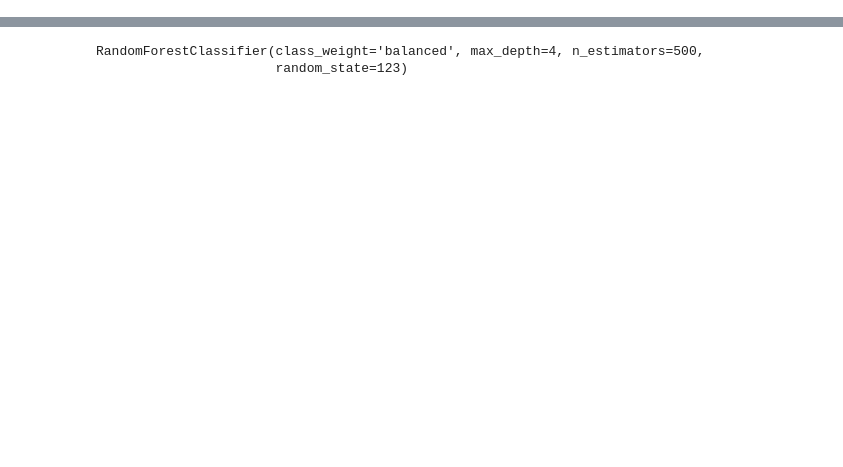
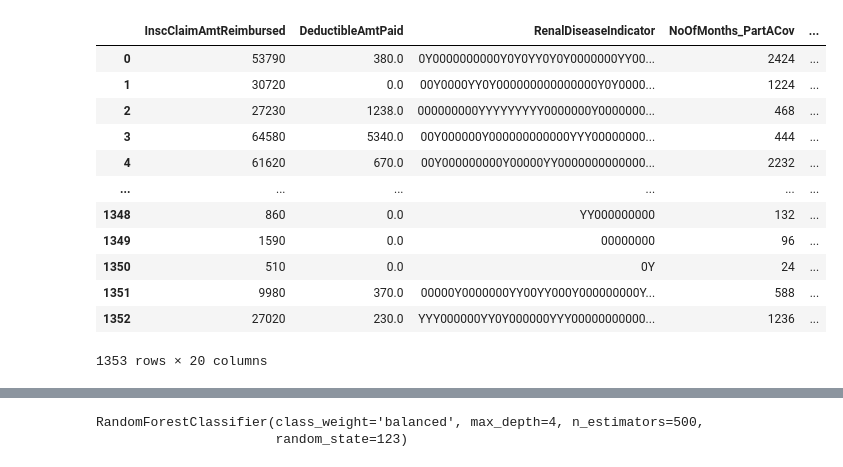
Before and after one commit to Shruti-S0405/Smart-Insurance, a Jupyter notebook: src/prediction/fraudulent_detection.ipynb, the cells around one changed output, grey strips where cells are left out. Cells and saved outputs as stored; diff of their text form; code cells hidden in the pictures; blank space fills up the shorter version.

```diff
--- a/src/prediction/fraudulent_detection.ipynb
+++ b/src/prediction/fraudulent_detection.ipynb
@@ -226,0 +68,11 @@ X_train,X_val,y_train,y_val = train_test_split(X,y,test_size=0.3,random_state=10
+# %%
+#1----- dead 0-----------not dead
+
+Train_Beneficiarydata.loc[Train_Beneficiarydata.DOD.isna(),'WhetherDead']=0
+Train_Beneficiarydata.loc[Train_Beneficiarydata.DOD.notna(),'WhetherDead']=1
+Train_Beneficiarydata.loc[:,'WhetherDead'].head(7)
+
+
+Test_Beneficiarydata.loc[Test_Beneficiarydata.DOD.isna(),'WhetherDead']=0
+Test_Beneficiarydata.loc[Test_Beneficiarydata.DOD.notna(),'WhetherDead']=1
+Test_Beneficiarydata.loc[:,'WhetherDead'].head(3)
@@ -226,0 +238,21 @@ X_train,X_val,y_train,y_val = train_test_split(X,y,test_size=0.3,random_state=10
+# %%
+columns_to_aggregate = ['InscClaimAmtReimbursed',
+       'DeductibleAmtPaid', 'RenalDiseaseIndicator', 'NoOfMonths_PartACov',
+       'NoOfMonths_PartBCov', 'ChronicCond_Alzheimer',
+       'ChronicCond_Heartfailure', 'ChronicCond_KidneyDisease',
+       'ChronicCond_Cancer', 'ChronicCond_ObstrPulmonary',
+       'ChronicCond_Depression', 'ChronicCond_Diabetes',
+       'ChronicCond_IschemicHeart', 'ChronicCond_Osteoporasis',
+       'ChronicCond_rheumatoidarthritis', 'ChronicCond_stroke',
+       'IPAnnualReimbursementAmt', 'IPAnnualDeductibleAmt',
+       'OPAnnualReimbursementAmt', 'OPAnnualDeductibleAmt']
+
+# For the training data, including 'PotentialFraud'
+Train_category_removed_groupedbyProv_PF = Train_category_removed.groupby(
+    ['Provider', 'PotentialFraud'], as_index=False
+).agg({col: 'sum' for col in columns_to_aggregate})
+
+# For the test data (excluding 'PotentialFraud')
+Test_category_removed_groupedbyProv_PF = Test_category_removed.groupby(
+    ['Provider'], as_index=False
+).agg({col: 'sum' for col in columns_to_aggregate})
@@ -226,0 +286,22 @@ X_train,X_val,y_train,y_val = train_test_split(X,y,test_size=0.3,random_state=10
+# %%
+## Lets Seperate out Target and providers from independent variables.Create Target column y.
+#Train_category_removed_groupedbyProv_PF= pd.concat([Train_category_removed_groupedbyProv_PF, Train_category_removed[['Age', 'WhetherDead']]], axis=1)
+#Test_category_removed_groupedbyProv_PF=pd.concat([Test_category_removed_groupedbyProv_PF, Test_category_removed[['Age', 'WhetherDead']]], axis=1)
+X=Train_category_removed_groupedbyProv_PF.drop(axis=1,columns=['Provider','PotentialFraud'])
+y=Train_category_removed_groupedbyProv_PF['PotentialFraud']
+y.drop(axis=1, columns=['Provider'])
+Test_category_removed_groupedbyProv_PF.drop(axis=1,columns=['Provider'])
+# %% [output]
+|  | InscClaimAmtReimbursed | DeductibleAmtPaid | RenalDiseaseIndicator | NoOfMonths_PartACov | ... |
+| 0 | 53790 | 380.0 | 0Y0000000000Y0Y0YY0Y0Y0000000YY00... | 2424 | ... |
+| 1 | 30720 | 0.0 | 00Y0000YY0Y000000000000000Y0Y0000... | 1224 | ... |
+| 2 | 27230 | 1238.0 | 000000000YYYYYYYYY0000000Y0000000... | 468 | ... |
+| 3 | 64580 | 5340.0 | 00Y000000Y000000000000YYY00000000... | 444 | ... |
+| 4 | 61620 | 670.0 | 00Y000000000Y00000YY0000000000000... | 2232 | ... |
+| ... | ... | ... | ... | ... | ... |
+| 1348 | 860 | 0.0 | YY000000000 | 132 | ... |
+| 1349 | 1590 | 0.0 | 00000000 | 96 | ... |
+| 1350 | 510 | 0.0 | 0Y | 24 | ... |
+| 1351 | 9980 | 370.0 | 00000Y0000000YY00YY000Y000000000Y... | 588 | ... |
+| 1352 | 27020 | 230.0 | YYY000000YY0Y000000YYY00000000000... | 1236 | ... |
+1353 rows × 20 columns
```
Also changed, not shown: parts of 68 cells of this notebook, 7 other files.
